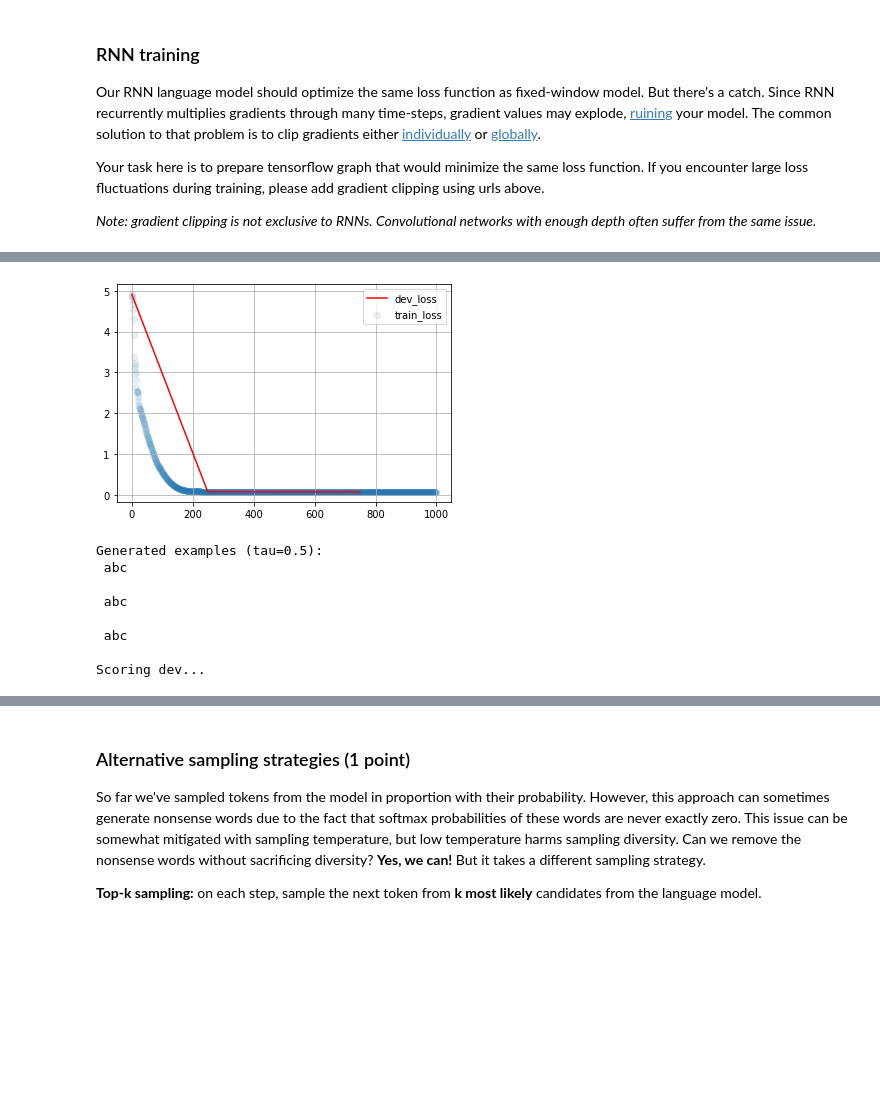
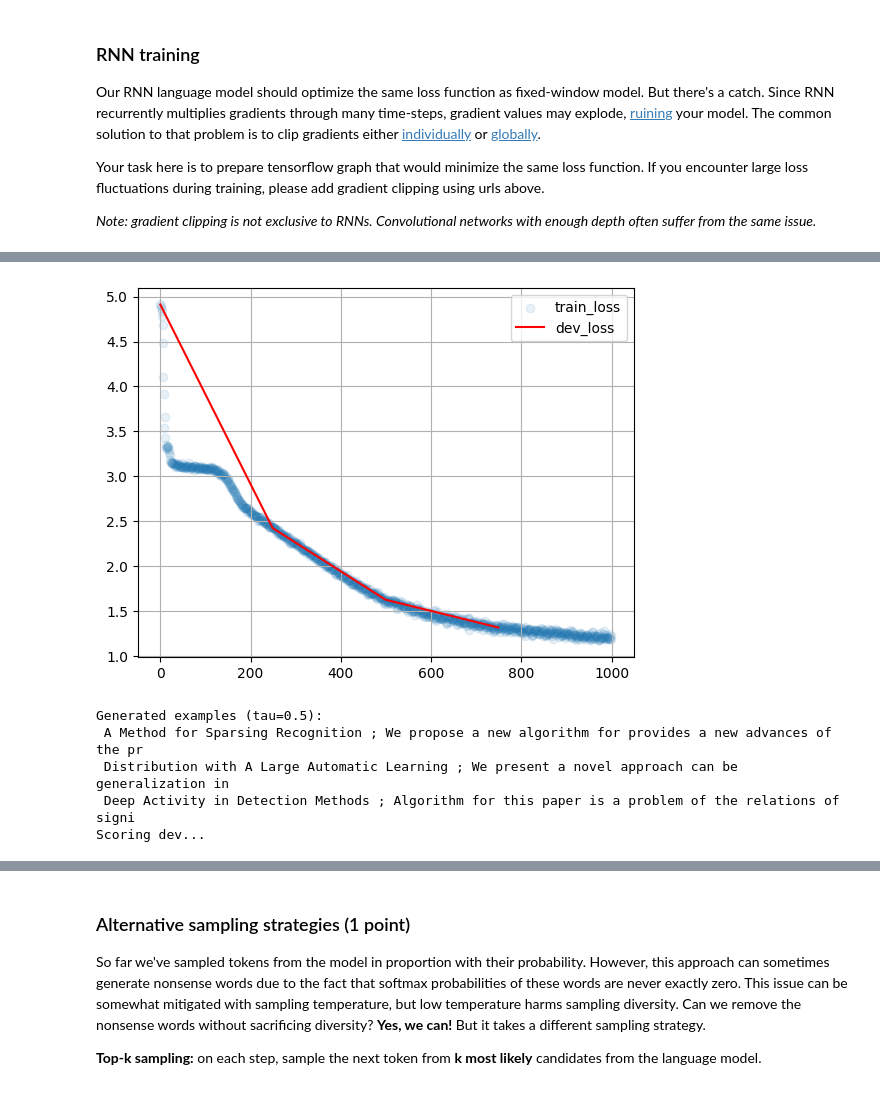
Before and after one commit to ZequnZ/Knowledge-base, a Jupyter notebook: NLP/NLP_courses/yandexdataschool_nlp_course_solutions/w3_homework_tf.ipynb, the cells around one changed output, grey strips where cells are left out. Saved outputs shown, nothing was run; the diff lists cells and outputs as text; code cells hidden in the pictures; blank space fills up the shorter version.

```diff
--- a/NLP/NLP_courses/yandexdataschool_nlp_course_solutions/w3_homework_tf.ipynb
+++ b/NLP/NLP_courses/yandexdataschool_nlp_course_solutions/w3_homework_tf.ipynb
@@ -554,0 +612,8 @@ Sample before training: Bridging$-ωDá+*é\vYÖ0/MHôõ
+# %%
+assert np.mean(train_history[:10], axis=0)[1] > np.mean(train_history[-10:], axis=0)[1], "The model didn't converge."
+print("Final dev loss:", dev_history[-1][-1])
+
+for i in range(10):
+    prefix, probs = generate(fw_model, temperature=0.5)
+    print(prefix)
+    print()
@@ -636,7 +722,7 @@ Such model processes one token at a time, left to right, and maintains a hidden
 
 <img src='https://raw.githubusercontent.com/yandexdataschool/nlp_course/master/resources/rnn_lm.jpg' width=480px>
 # %%
-class RNNLanguageModel(L.Layer):
+class RNNLanguageModel(tf.keras.Model):
     def __init__(self, n_tokens=n_tokens, emb_size=16, hid_size=256):
         """
         Build a recurrent language model.
@@ -649,7 +735,7 @@ class RNNLanguageModel(L.Layer):
 
         # YOUR CODE - create layers/variables/etc
 
-        filter_size, strides = 5,1
+        # filter_size, strides = 5,1
         self.emb = L.Embedding(n_tokens, emb_size) # batch*input -> batch*input*emb_size
         self.rnn1 = L.GRU(hid_size, return_sequences=True) # batch*input*emb_size -> batch*input*hid_size
         self.rnn2 = L.GRU(hid_size, return_sequences=True) # batch*input*hid_size -> batch*input*hid_size
@@ -666,7 +752,7 @@ class RNNLanguageModel(L.Layer):
 
         #END OF YOUR CODE
 
-    def __call__(self, input_ix):
+    def call(self, input_ix):
         """
         compute language model logits given input tokens
         :param input_ix: batch of sequences with token indices, tf tensor: int32[batch_size, sequence_length]
@@ -676,7 +762,9 @@ class RNNLanguageModel(L.Layer):
         input_ = tf.Variable(input_ix)
         emb = self.emb(input_)
         rnn1 = self.rnn1(emb)
+        # print(rnn1.shape)
         rnn2 = self.rnn2(rnn1)
+        # print(rnn2.shape)
         output = self.output_layer(rnn2)
 
 #         pad1 = self.pad1(emb)
@@ -727,12 +817,16 @@ Your task here is to prepare tensorflow graph that would minimize the same loss
 
 _Note: gradient clipping is not exclusive to RNNs. Convolutional networks with enough depth often suffer from the same issue._
 # %%
+rnnmodel = RNNLanguageModel()
 batch_size = 64         # <-- please tune batch size to fit your CPU/GPU configuration
 score_dev_every = 250
 train_history, dev_history = [], []
-optimizer = keras.optimizers.Adam()
+# optimizer = keras.optimizers.Adam()
+optimizer = tf.keras.optimizers.legacy.Adam()
 
 # score untrained model
-dev_history.append((0, score_lines(model, dev_lines, batch_size)))
-print("Sample before training:", generate(model, 'Bridging'))
+dev_history.append((0, score_lines(rnnmodel, dev_lines, batch_size)))
+# print("Sample before training:", generate(rnnmodel, 'Bridging'))
+prefix, probs = generate(rnnmodel, 'Bridging')
+print("Sample before training:", prefix)
 # %% [output]
@@ -740,36 +852,41 @@ Sample before training: Bridging-nωçΩGi4R~TχsBIr:awsμPolçn
 # %%
 for i in trange(len(train_history), 1000):
     batch = to_matrix(sample(train_lines, batch_size))
 
     with tf.GradientTape() as tape:
-        loss_i = compute_loss(model, batch)
+        loss_i = compute_loss(rnnmodel, batch)
 
-    grads = tape.gradient(loss_i, model.trainable_variables)
-    optimizer.apply_gradients(zip(grads, model.trainable_variables))
+    grads = tape.gradient(loss_i, rnnmodel.trainable_variables)
+    optimizer.apply_gradients(zip(grads, rnnmodel.trainable_variables))
 
     train_history.append((i, loss_i.numpy()))
+
 
     if (i + 1) % 50 == 0:
         clear_output(True)
         plt.scatter(*zip(*train_history), alpha=0.1, label='train_loss')
         if len(dev_history):
             plt.plot(*zip(*dev_history), color='red', label='dev_loss')
         plt.legend(); plt.grid(); plt.show()
         print("Generated examples (tau=0.5):")
         for _ in range(3):
-            print(generate(model, temperature=0.5))
+            try:
+                # print(generate(model, temperature=0.5))
+                prefix, probs = generate(rnnmodel, temperature=0.5)
+                print(prefix)
+            except ValueError:
+                # print("Sorry ! You are dividing by zero ")
+                print(probs)
+            # print(generate(model, temperature=0.5))
 
     if (i + 1) % score_dev_every == 0:
         print("Scoring dev...")
-        dev_history.append((i, score_lines(model, dev_lines, batch_size)))
+        dev_history.append((i, score_lines(rnnmodel, dev_lines, batch_size)))
         print('#%i Dev loss: %.3f' % dev_history[-1])
 # %% [output]
-[figure, old version]
+[figure, new version]
 Generated examples (tau=0.5):
- abc
-
- abc
-
- abc
-
+ A Method for Sparsing Recognition ; We propose a new algorithm for provides a new advances of the pr
+ Distribution with A Large Automatic Learning ; We present a novel approach can be generalization in
+ Deep Activity in Detection Methods ; Algorithm for this paper is a problem of the relations of signi
 Scoring dev...
```
Also changed, not shown: parts of 36 cells of this notebook.
